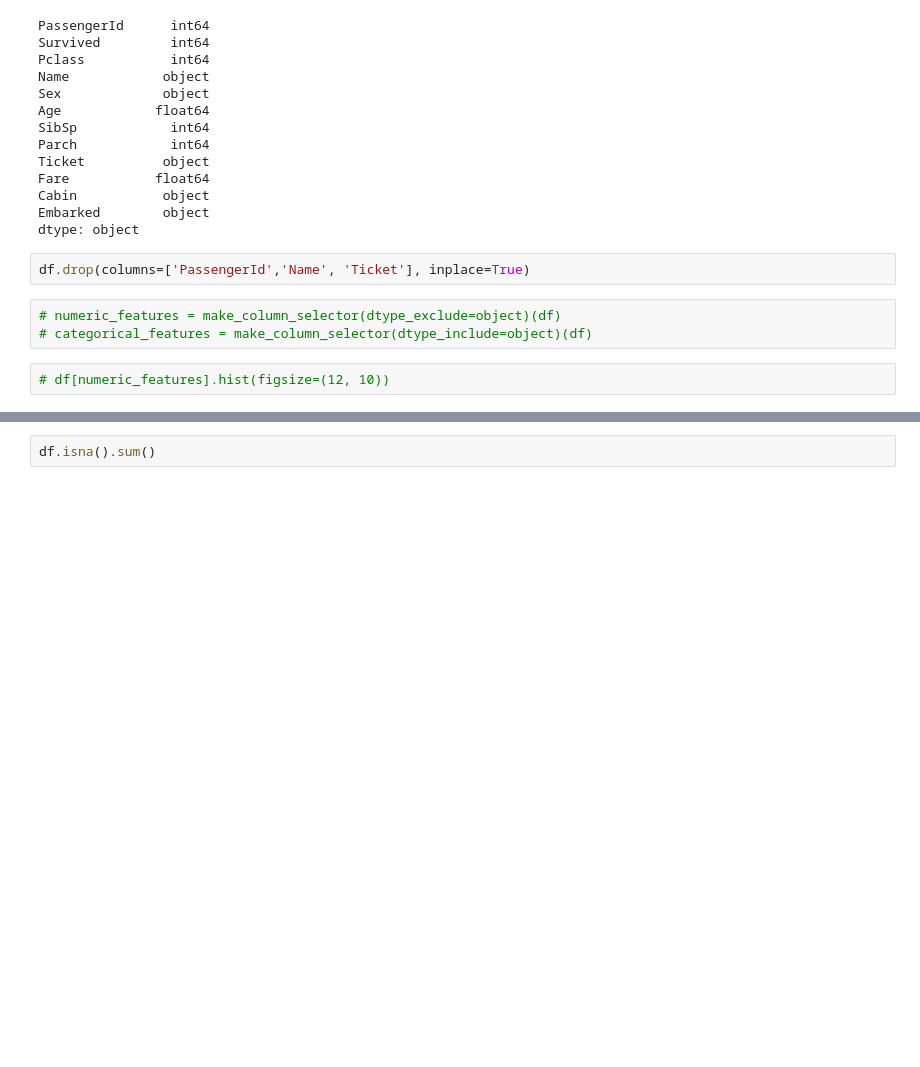
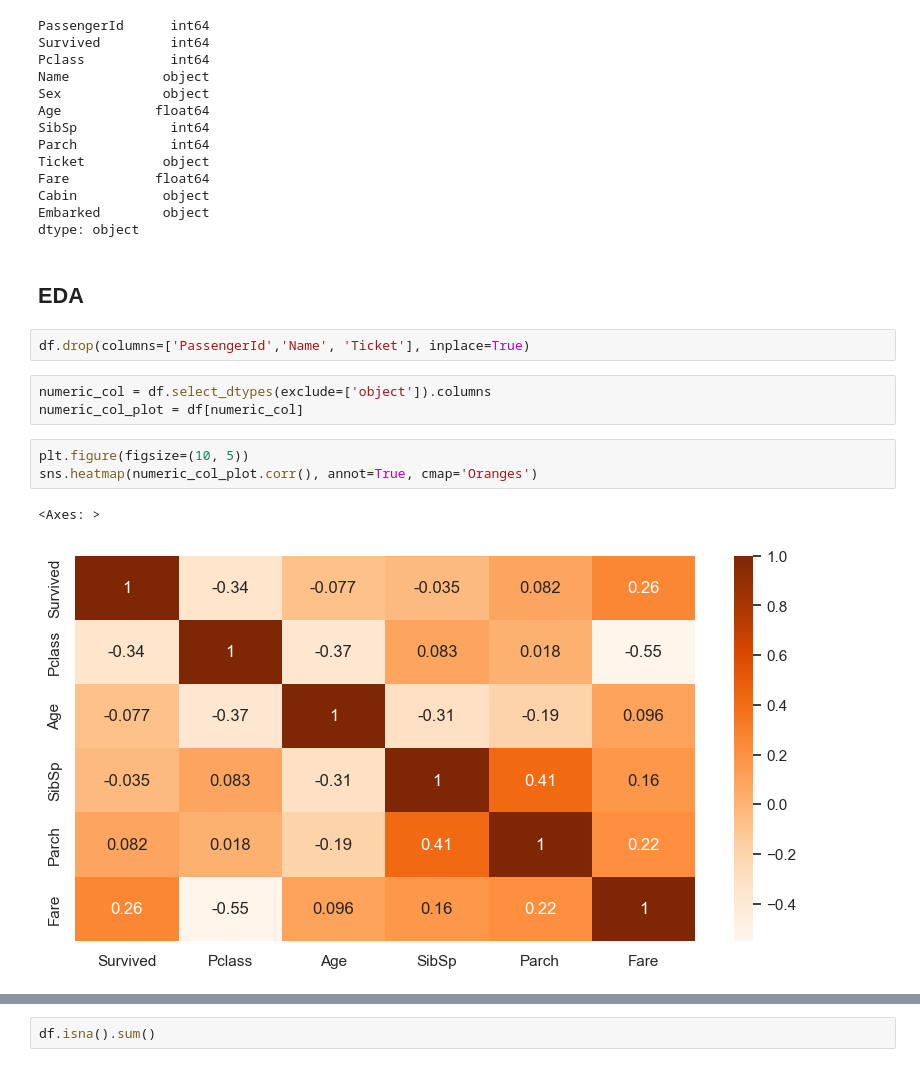
Before and after one commit to poornima76/poornima76-Titanic-dataset-prediction, a Jupyter notebook: logistic_regression.ipynb, the cells around one changed output, grey strips where cells are left out. Cells and saved outputs as stored; diff of their text form; blank space fills up the shorter version.

```diff
--- a/logistic_regression.ipynb
+++ b/logistic_regression.ipynb
@@ -39,10 +59,16 @@ Fare           float64
 Cabin           object
 Embarked        object
 dtype: object
+# %% [markdown]
+## EDA
 # %%
 df.drop(columns=['PassengerId','Name', 'Ticket'], inplace=True)
-# %%
-# numeric_features = make_column_selector(dtype_exclude=object)(df)
-# categorical_features = make_column_selector(dtype_include=object)(df)
-# %%
-# df[numeric_features].hist(figsize=(12, 10))
+# %%
+numeric_col = df.select_dtypes(exclude=['object']).columns
+numeric_col_plot = df[numeric_col]
+# %%
+plt.figure(figsize=(10, 5))
+sns.heatmap(numeric_col_plot.corr(), annot=True, cmap='Oranges')
+# %% [output]
+<Axes: >
+[figure, added]
```
Also changed, not shown: parts of 47 cells of this notebook.
